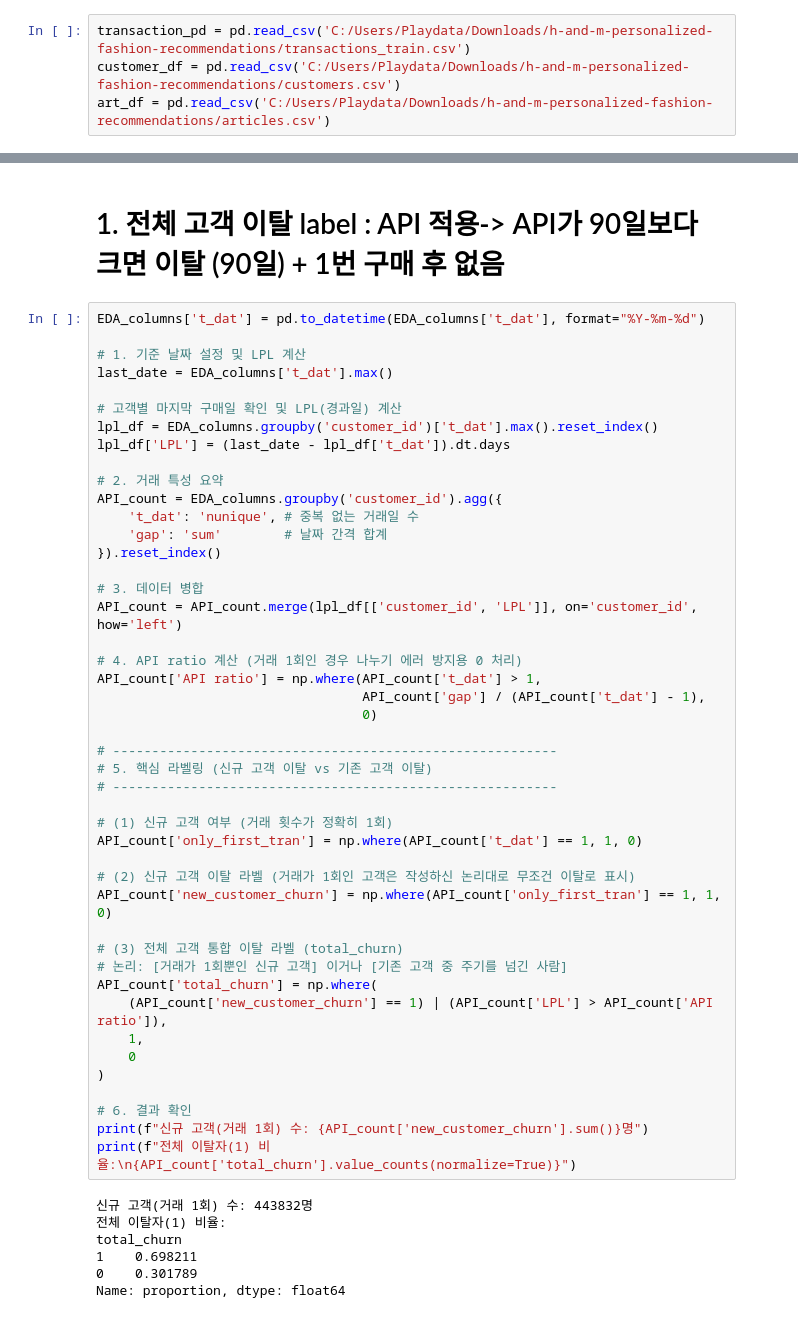
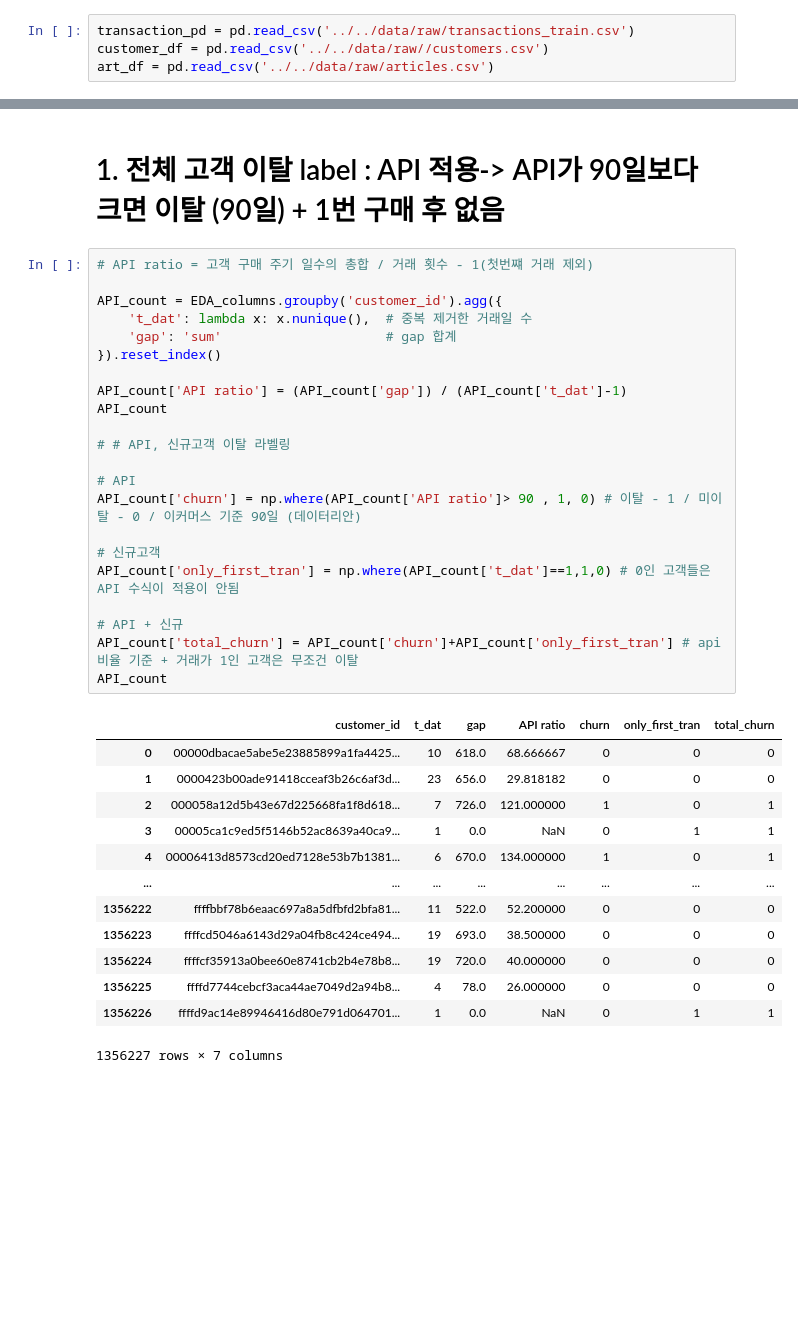
Before and after one commit to SKNETWORKS-FAMILY-AICAMP/SKN24-2nd-4Team, a Jupyter notebook: personal_workspaces/kmj/0223_concat_preprocessing_ver_2.ipynb, the cells around one changed output, grey strips where cells are left out. Drawn from its saved outputs; the diff is of its cells as text; blank space fills up the shorter version.

```diff
--- a/personal_workspaces/jjh/0223_concat_preprocessing_ver_2.ipynb
+++ b/personal_workspaces/kmj/0223_concat_preprocessing_ver_2.ipynb
@@ -3,9 +3,9 @@ import pandas as pd
 import seaborn as sns
 import numpy as np
 # %%
-transaction_pd = pd.read_csv('C:/Users/Playdata/Downloads/h-and-m-personalized-fashion-recommendations/transactions_train.csv')
-customer_df = pd.read_csv('C:/Users/Playdata/Downloads/h-and-m-personalized-fashion-recommendations/customers.csv')
-art_df = pd.read_csv('C:/Users/Playdata/Downloads/h-and-m-personalized-fashion-recommendations/articles.csv')
+transaction_pd = pd.read_csv('../../data/raw/transactions_train.csv')
+customer_df = pd.read_csv('../../data/raw//customers.csv')
+art_df = pd.read_csv('../../data/raw/articles.csv')
 # %%
 print(len(transaction_pd))
 print(len(customer_df))
@@ -214,54 +215,38 @@ EDA_columns['t_dat'] = EDA_columns['t_dat'].astype(str)
 # %% [markdown]
 # 1. 전체 고객 이탈 label : API 적용-> API가 90일보다 크면 이탈 (90일) + 1번 구매 후 없음
 # %%
-EDA_columns['t_dat'] = pd.to_datetime(EDA_columns['t_dat'], format="%Y-%m-%d")
+# API ratio = 고객 구매 주기 일수의 총합 / 거래 횟수 - 1(첫번쨰 거래 제외)
 
-# 1. 기준 날짜 설정 및 LPL 계산
-last_date = EDA_columns['t_dat'].max()
-
-# 고객별 마지막 구매일 확인 및 LPL(경과일) 계산
-lpl_df = EDA_columns.groupby('customer_id')['t_dat'].max().reset_index()
-lpl_df['LPL'] = (last_date - lpl_df['t_dat']).dt.days
-
-# 2. 거래 특성 요약
 API_count = EDA_columns.groupby('customer_id').agg({
-    't_dat': 'nunique', # 중복 없는 거래일 수
-    'gap': 'sum'        # 날짜 간격 합계
+    't_dat': lambda x: x.nunique(),  # 중복 제거한 거래일 수
+    'gap': 'sum'                     # gap 합계
 }).reset_index()
 
-# 3. 데이터 병합
-API_count = API_count.merge(lpl_df[['customer_id', 'LPL']], on='customer_id', how='left')
+API_count['API ratio'] = (API_count['gap']) / (API_count['t_dat']-1)
+API_count
 
-# 4. API ratio 계산 (거래 1회인 경우 나누기 에러 방지용 0 처리)
-API_count['API ratio'] = np.where(API_count['t_dat'] > 1,
-                                  API_count['gap'] / (API_count['t_dat'] - 1),
-                                  0)
+# # API, 신규고객 이탈 라벨링
 
-# ---------------------------------------------------------
-# 5. 핵심 라벨링 (신규 고객 이탈 vs 기존 고객 이탈)
-# ---------------------------------------------------------
+# API
+API_count['churn'] = np.where(API_count['API ratio']> 90 , 1, 0) # 이탈 - 1 / 미이탈 - 0 / 이커머스 기준 90일 (데이터리안)
 
-# (1) 신규 고객 여부 (거래 횟수가 정확히 1회)
-API_count['only_first_tran'] = np.where(API_count['t_dat'] == 1, 1, 0)
+# 신규고객
+API_count['only_first_tran'] = np.where(API_count['t_dat']==1,1,0) # 0인 고객들은 API 수식이 적용이 안됨
 
-# (2) 신규 고객 이탈 라벨 (거래가 1회인 고객은 작성하신 논리대로 무조건 이탈로 표시)
-API_count['new_customer_churn'] = np.where(API_count['only_first_tran'] == 1, 1, 0)
-
-# (3) 전체 고객 통합 이탈 라벨 (total_churn)
-# 논리: [거래가 1회뿐인 신규 고객] 이거나 [기존 고객 중 주기를 넘긴 사람]
-API_count['total_churn'] = np.where(
-    (API_count['new_customer_churn'] == 1) | (API_count['LPL'] > API_count['API ratio']),
-    1,
-    0
-)
-
-# 6. 결과 확인
-print(f"신규 고객(거래 1회) 수: {API_count['new_customer_churn'].sum()}명")
-print(f"전체 이탈자(1) 비율:\n{API_count['total_churn'].value_counts(normalize=True)}")
+# API + 신규
+API_count['total_churn'] = API_count['churn']+API_count['only_first_tran'] # api 비율 기준 + 거래가 1인 고객은 무조건 이탈
+API_count
 # %% [output]
+|  | customer_id | t_dat | gap | API ratio | churn | only_first_tran | total_churn |
+| 0 | 00000dbacae5abe5e23885899a1fa4425... | 10 | 618.0 | 68.666667 | 0 | 0 | 0 |
+| 1 | 0000423b00ade91418cceaf3b26c6af3d... | 23 | 656.0 | 29.818182 | 0 | 0 | 0 |
+| 2 | 000058a12d5b43e67d225668fa1f8d618... | 7 | 726.0 | 121.000000 | 1 | 0 | 1 |
+| 3 | 00005ca1c9ed5f5146b52ac8639a40ca9... | 1 | 0.0 | NaN | 0 | 1 | 1 |
+| 4 | 00006413d8573cd20ed7128e53b7b1381... | 6 | 670.0 | 134.000000 | 1 | 0 | 1 |
+| ... | ... | ... | ... | ... | ... | ... | ... |
+| 1356222 | ffffbbf78b6eaac697a8a5dfbfd2bfa81... | 11 | 522.0 | 52.200000 | 0 | 0 | 0 |
+| 1356223 | ffffcd5046a6143d29a04fb8c424ce494... | 19 | 693.0 | 38.500000 | 0 | 0 | 0 |
+| 1356224 | ffffcf35913a0bee60e8741cb2b4e78b8... | 19 | 720.0 | 40.000000 | 0 | 0 | 0 |
+| 1356225 | ffffd7744cebcf3aca44ae7049d2a94b8... | 4 | 78.0 | 26.000000 | 0 | 0 | 0 |
+| 1356226 | ffffd9ac14e89946416d80e791d064701... | 1 | 0.0 | NaN | 0 | 1 | 1 |
-신규 고객(거래 1회) 수: 443832명
-전체 이탈자(1) 비율:
-total_churn
-1    0.698211
-0    0.301789
-Name: proportion, dtype: float64
+1356227 rows × 7 columns
```
Also changed, not shown: parts of 9 cells of this notebook, 5 other files.
